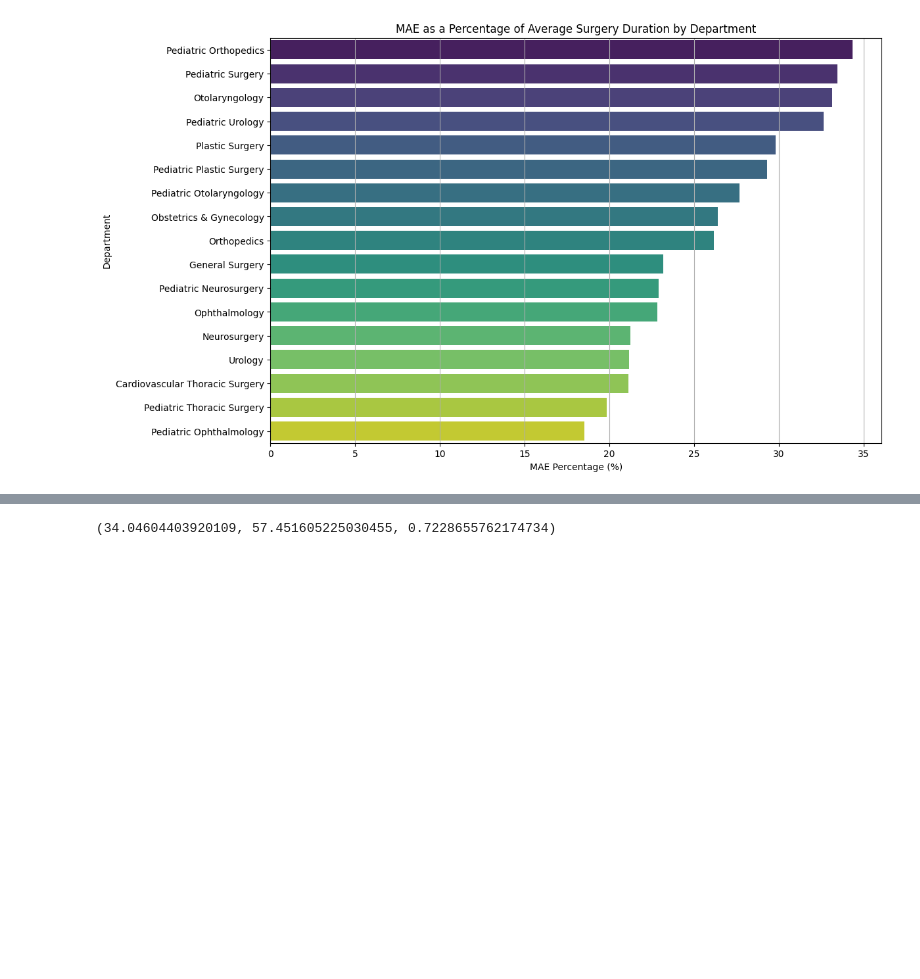
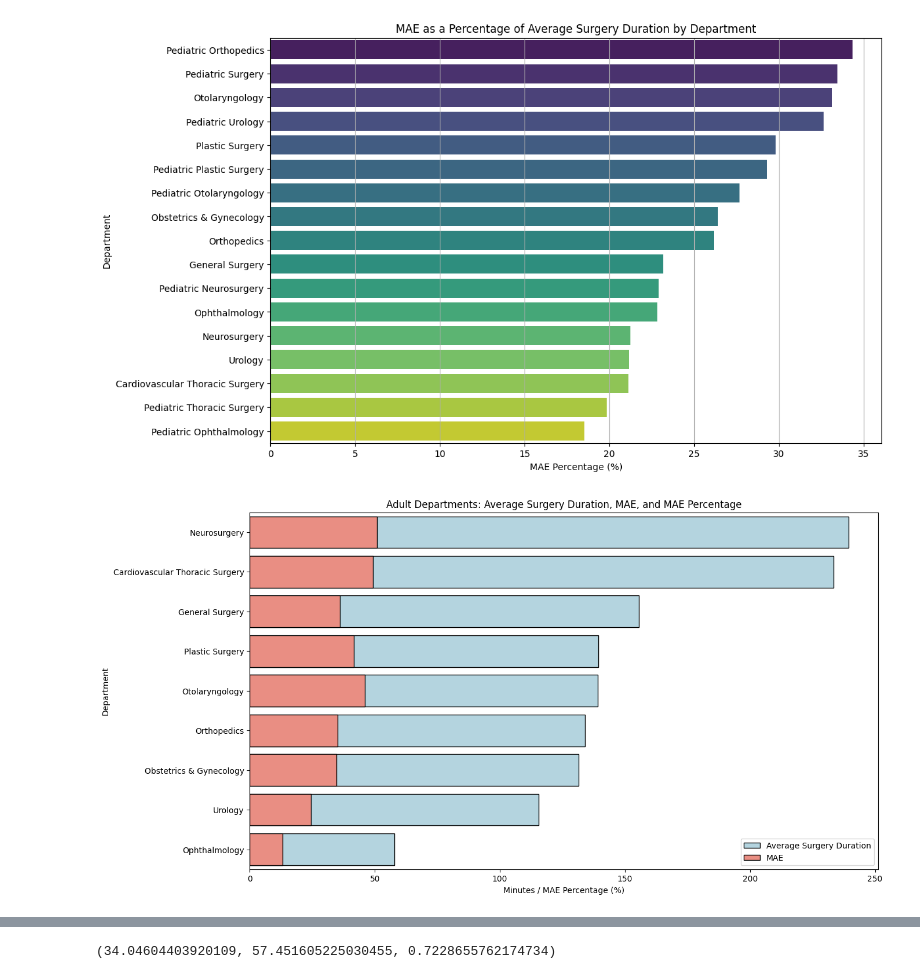
Before and after one commit to devguno/Surgical-Duration-Prediction, a Jupyter notebook: 1129_2.ipynb, the cells around one changed output, grey strips where cells are left out. Drawn from its saved outputs; the diff is of its cells as text; code cells hidden in the pictures; blank space fills up the shorter version.

```diff
--- a/1129_2.ipynb
+++ b/1129_2.ipynb
@@ -263 +271,15 @@ Passing `palette` without assigning `hue` is deprecated and will be removed in v
+# %%
+# Combined plot for both Adult and Pediatric Departments, sorted by Average Surgery Duration
+plt.figure(figsize=(14, 8))
+
+# Plot for Adult Departments
+sns.barplot(x='Average Surgery Duration', y='Department', data=adult_data_sorted, color='lightblue', edgecolor='black', label='Average Surgery Duration')
+sns.barplot(x='MAE', y='Department', data=adult_data_sorted, color='salmon', edgecolor='black', label='MAE')
+plt.title('Adult Departments: Average Surgery Duration, MAE, and MAE Percentage')
+plt.xlabel('Minutes / MAE Percentage (%)')
+plt.ylabel('Department')
+plt.legend()
+plt.show()
+# %% [output]
+[figure, added]
 # %%
```
Also changed, not shown: parts of 8 cells of this notebook.
